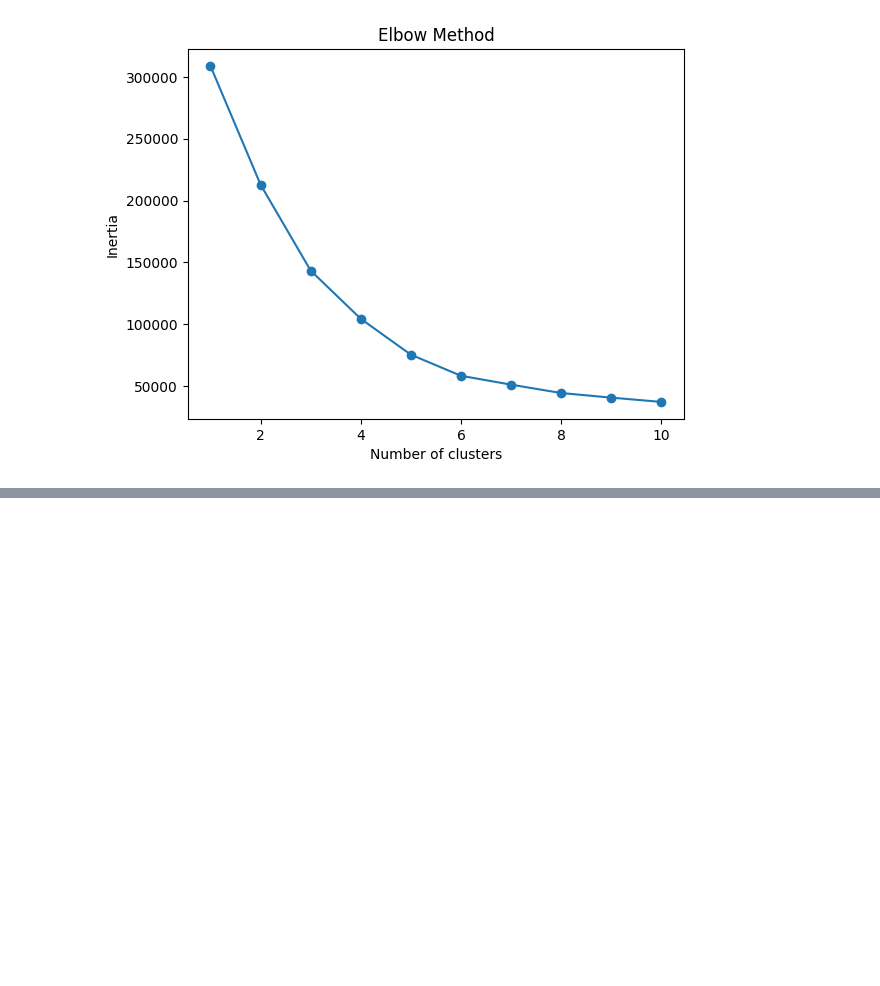
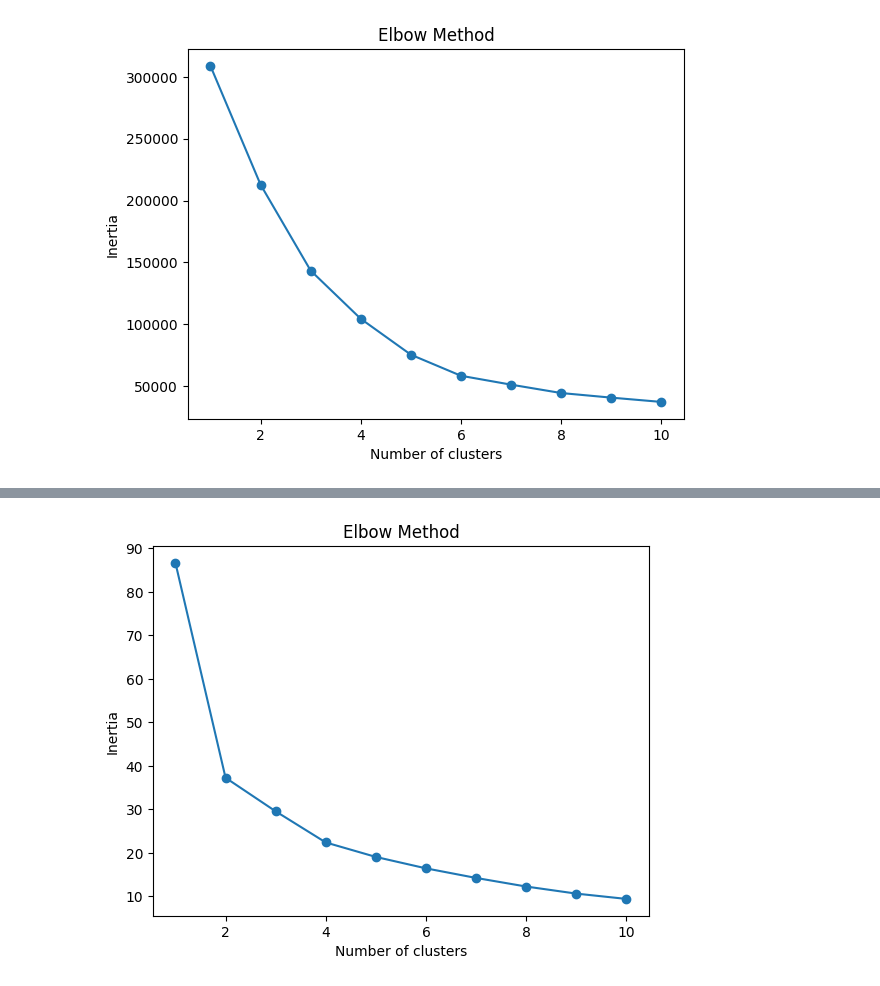
Before and after one commit to CodeTitanium/streamlit_mall_customers_project, a Jupyter notebook: model_training.ipynb, the cells around one changed output, grey strips where cells are left out. Drawn from its saved outputs; the diff is of its cells as text; code cells hidden in the pictures; blank space fills up the shorter version.

```diff
--- a/model_training.ipynb
+++ b/model_training.ipynb
@@ -175,0 +174,6 @@ plt.show()
+# %%
+# Feature Scaling
+cols = df.columns
+from sklearn.preprocessing import MinMaxScaler
+min_max = MinMaxScaler()
+df = min_max.fit_transform(df)
@@ -175,0 +200,2 @@ plt.show()
+# %%
+df = pd.DataFrame(df, columns=[cols])
@@ -175,0 +237,17 @@ plt.show()
+# %%
+# Kmeans with feature scaling
+from sklearn.cluster import KMeans
+df
+inertias = []
+for i in range(1,11):
+    kmeans = KMeans(n_clusters = i, init = "k-means++", max_iter = 10000, random_state = 0, n_init = 10)
+    kmeans = kmeans.fit(df)
+    inertias.append(kmeans.inertia_)
+
+plt.plot(range(1,11), inertias, marker = "o")
+plt.title("Elbow Method")
+plt.xlabel("Number of clusters")
+plt.ylabel("Inertia")
+plt.show()
+# %% [output]
+[figure, added]
```
Also changed, not shown: parts of 5 cells of this notebook.
